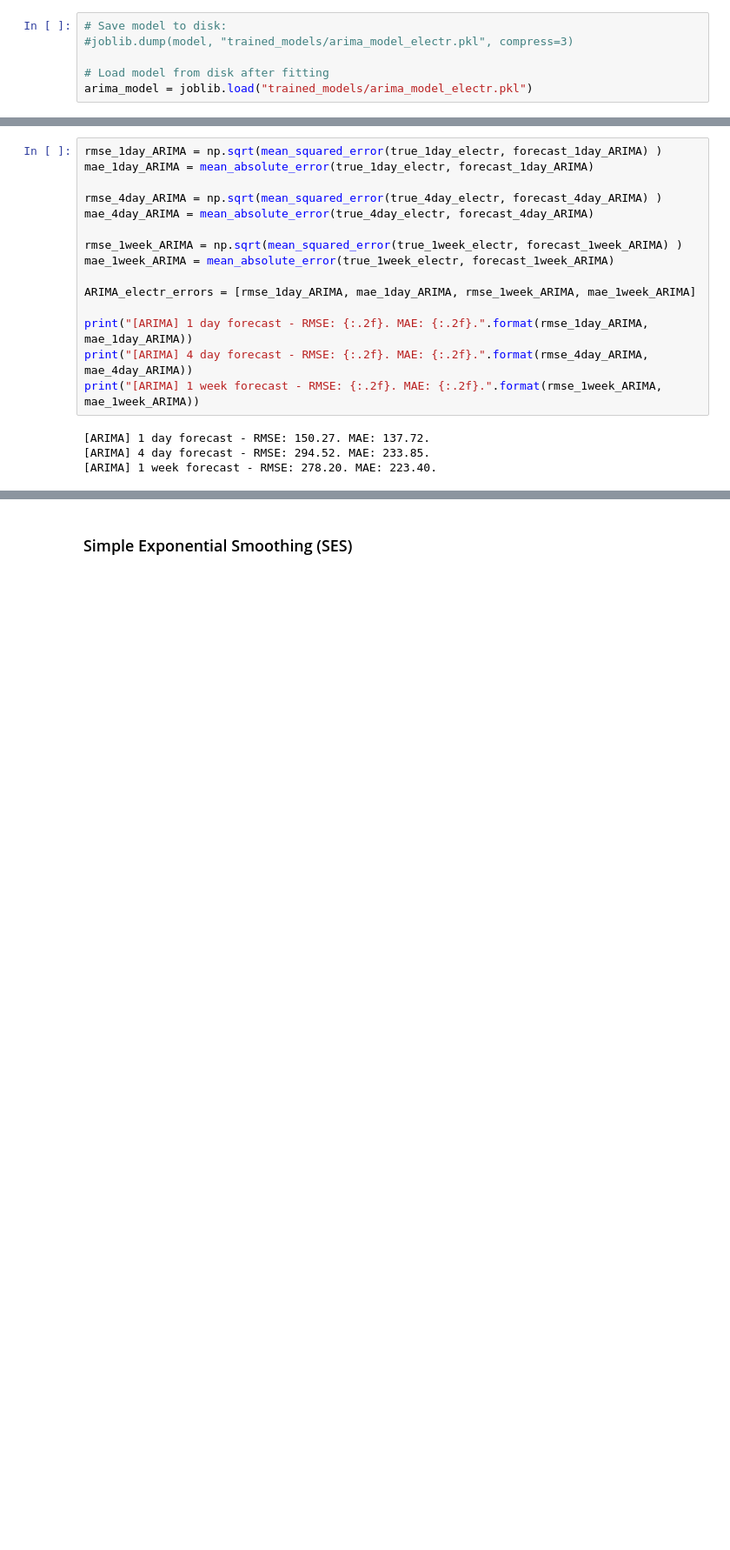
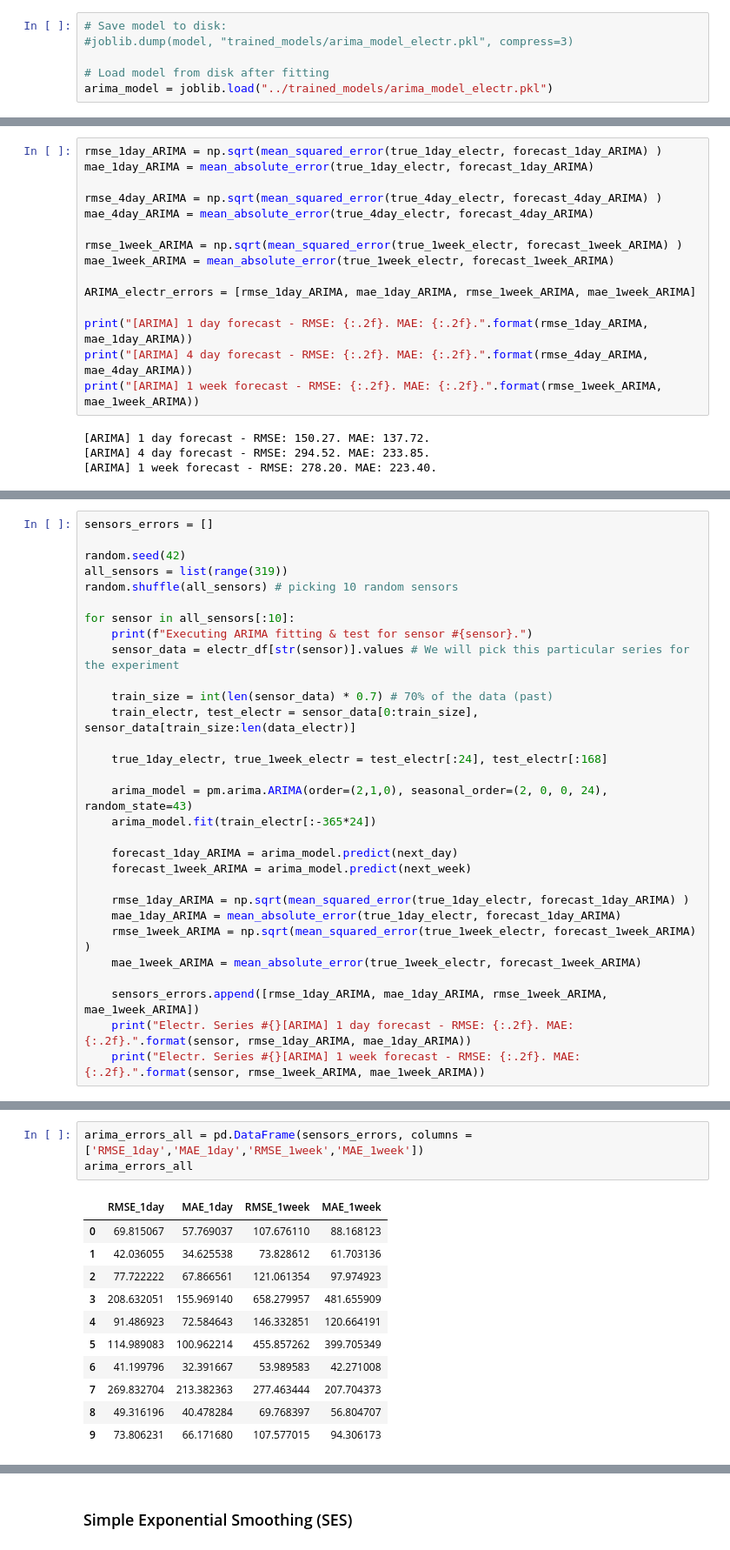
Before and after one commit to andresC98/TSF_Transformers_TFM, a Jupyter notebook: code_notebooks/[TFM] Classical Forecasting Models - Traffic & Electricity Benchmarks.ipynb, the cells around one changed output, grey strips where cells are left out. Shown at 87% size. Saved outputs shown, nothing was run; the diff lists cells and outputs as text; blank space fills up the shorter version.

Commit message:
Finished notebook and Averaging tests for Classical Models.

```diff
--- a/code_notebooks/[TFM] Classical Forecasting Models - Traffic & Electricity Benchmarks.ipynb
+++ b/code_notebooks/[TFM] Classical Forecasting Models - Traffic & Electricity Benchmarks.ipynb
@@ -182,7 +181,7 @@ Total fit time: 1364.832 seconds
 #joblib.dump(model, "trained_models/arima_model_electr.pkl", compress=3)
 
 # Load model from disk after fitting
-arima_model = joblib.load("trained_models/arima_model_electr.pkl")
+arima_model = joblib.load("../trained_models/arima_model_electr.pkl")
 # %%
 forecast_1day_ARIMA = arima_model.predict(next_day)
 plot_model_forecast(train_electr, test_electr, forecast_1day_ARIMA, next_day, "electr","ARIMA(2,1,0)(2,0,0)[24]")
@@ -217,0 +219,30 @@ print("[ARIMA] 1 week forecast - RMSE: {:.2f}. MAE: {:.2f}.".format(rmse_1week_A
+# %%
+sensors_errors = []
+
+random.seed(42)
+all_sensors = list(range(319))
+random.shuffle(all_sensors) # picking 10 random sensors
+
+for sensor in all_sensors[:10]:
+    print(f"Executing ARIMA fitting & test for sensor #{sensor}.")
+    sensor_data = electr_df[str(sensor)].values # We will pick this particular series for the experiment
+
+    train_size = int(len(sensor_data) * 0.7) # 70% of the data (past)
+    train_electr, test_electr = sensor_data[0:train_size], sensor_data[train_size:len(data_electr)]
+
+    true_1day_electr, true_1week_electr = test_electr[:24], test_electr[:168]
+
+    arima_model = pm.arima.ARIMA(order=(2,1,0), seasonal_order=(2, 0, 0, 24), random_state=43)
+    arima_model.fit(train_electr[:-365*24])
+
+    forecast_1day_ARIMA = arima_model.predict(next_day)
+    forecast_1week_ARIMA = arima_model.predict(next_week)
+
+    rmse_1day_ARIMA = np.sqrt(mean_squared_error(true_1day_electr, forecast_1day_ARIMA) )
+    mae_1day_ARIMA = mean_absolute_error(true_1day_electr, forecast_1day_ARIMA)
+    rmse_1week_ARIMA = np.sqrt(mean_squared_error(true_1week_electr, forecast_1week_ARIMA) )
+    mae_1week_ARIMA = mean_absolute_error(true_1week_electr, forecast_1week_ARIMA)
+
+    sensors_errors.append([rmse_1day_ARIMA, mae_1day_ARIMA, rmse_1week_ARIMA, mae_1week_ARIMA])
+    print("Electr. Series #{}[ARIMA] 1 day forecast - RMSE: {:.2f}. MAE: {:.2f}.".format(sensor, rmse_1day_ARIMA, mae_1day_ARIMA))
+    print("Electr. Series #{}[ARIMA] 1 week forecast - RMSE: {:.2f}. MAE: {:.2f}.".format(sensor, rmse_1week_ARIMA, mae_1week_ARIMA))
@@ -217,0 +267,15 @@ print("[ARIMA] 1 week forecast - RMSE: {:.2f}. MAE: {:.2f}.".format(rmse_1week_A
+# %%
+arima_errors_all = pd.DataFrame(sensors_errors, columns = ['RMSE_1day','MAE_1day','RMSE_1week','MAE_1week'])
+arima_errors_all
+# %% [output]
+|  | RMSE_1day | MAE_1day | RMSE_1week | MAE_1week |
+| 0 | 69.815067 | 57.769037 | 107.676110 | 88.168123 |
+| 1 | 42.036055 | 34.625538 | 73.828612 | 61.703136 |
+| 2 | 77.722222 | 67.866561 | 121.061354 | 97.974923 |
+| 3 | 208.632051 | 155.969140 | 658.279957 | 481.655909 |
+| 4 | 91.486923 | 72.584643 | 146.332851 | 120.664191 |
+| 5 | 114.989083 | 100.962214 | 455.857262 | 399.705349 |
+| 6 | 41.199796 | 32.391667 | 53.989583 | 42.271008 |
+| 7 | 269.832704 | 213.382363 | 277.463444 | 207.704373 |
+| 8 | 49.316196 | 40.478284 | 69.768397 | 56.804707 |
+| 9 | 73.806231 | 66.171680 | 107.577015 | 94.306173 |
```
Also changed, not shown: parts of 34 cells of this notebook.
